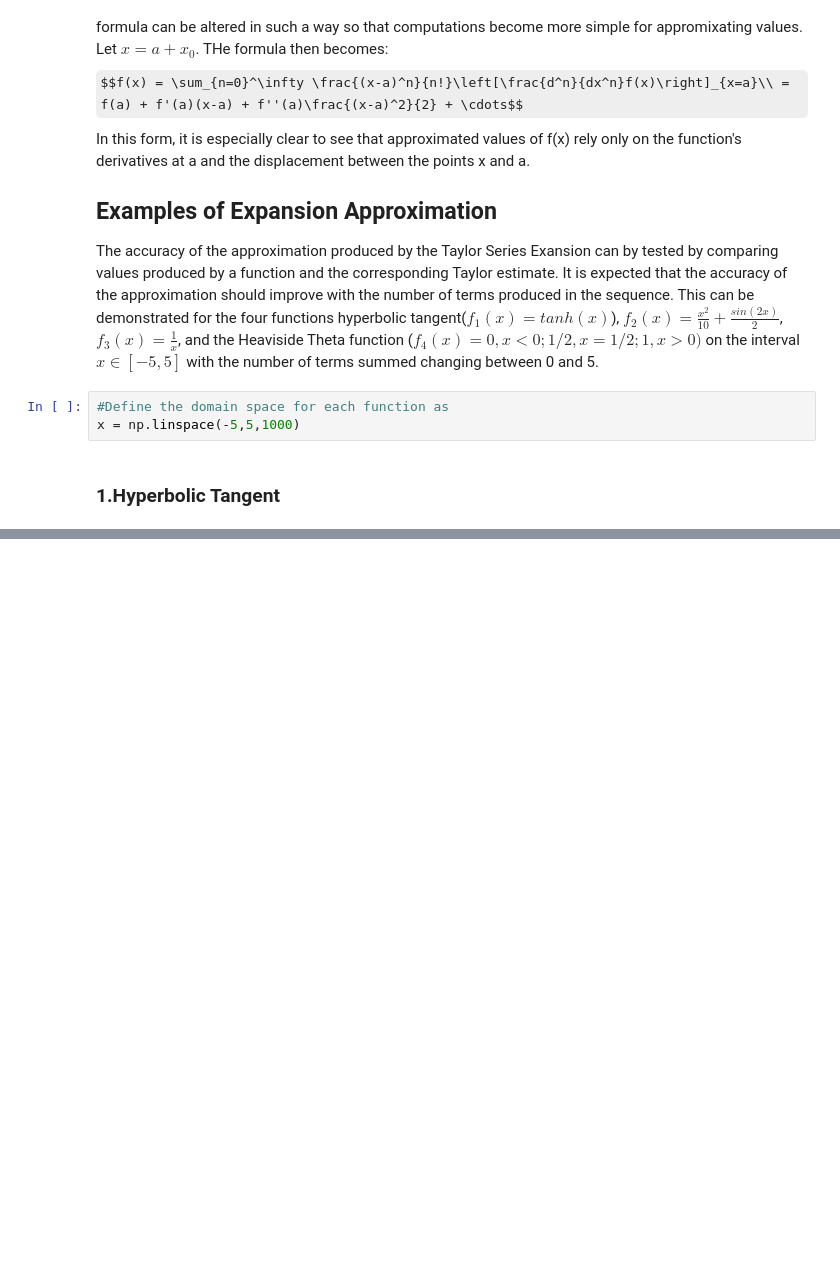
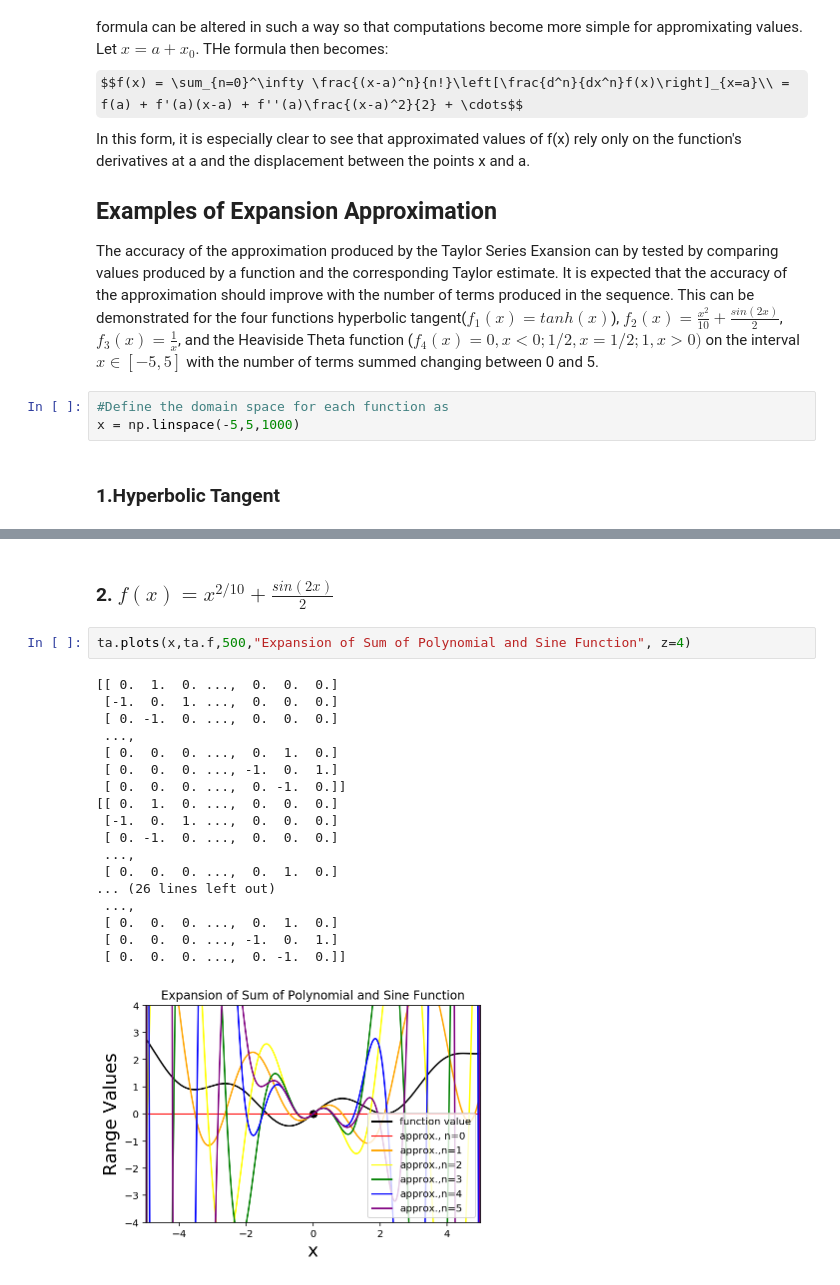
Before and after one commit to chapman-phys220-2018s/cw-07-phys220, a Jupyter notebook: taylor.ipynb, the cells around one changed output, grey strips where cells are left out. Saved outputs shown, nothing was run; the diff lists cells and outputs as text; some formulas as TeX source; blank space fills up the shorter version.

```diff
--- a/taylor.ipynb
+++ b/taylor.ipynb
@@ -49,0 +93,23 @@ plots(x,ta.f,500,5)
+# %% [markdown]
+### 2. $f(x)=x^{2/10}+\frac{sin(2x)}{2}$
+# %%
+ta.plots(x,ta.f,500,"Expansion of Sum of Polynomial and Sine Function", z=4)
+# %% [output]
+[[ 0.  1.  0. ...,  0.  0.  0.]
+ [-1.  0.  1. ...,  0.  0.  0.]
+ [ 0. -1.  0. ...,  0.  0.  0.]
+ ...,
+ [ 0.  0.  0. ...,  0.  1.  0.]
+ [ 0.  0.  0. ..., -1.  0.  1.]
+ [ 0.  0.  0. ...,  0. -1.  0.]]
+[[ 0.  1.  0. ...,  0.  0.  0.]
+ [-1.  0.  1. ...,  0.  0.  0.]
+ [ 0. -1.  0. ...,  0.  0.  0.]
+ ...,
+ [ 0.  0.  0. ...,  0.  1.  0.]
+... (26 lines left out)
+ ...,
+ [ 0.  0.  0. ...,  0.  1.  0.]
+ [ 0.  0.  0. ..., -1.  0.  1.]
+ [ 0.  0.  0. ...,  0. -1.  0.]]
+[figure, added]
```
Also changed, not shown: parts of 20 cells of this notebook.
